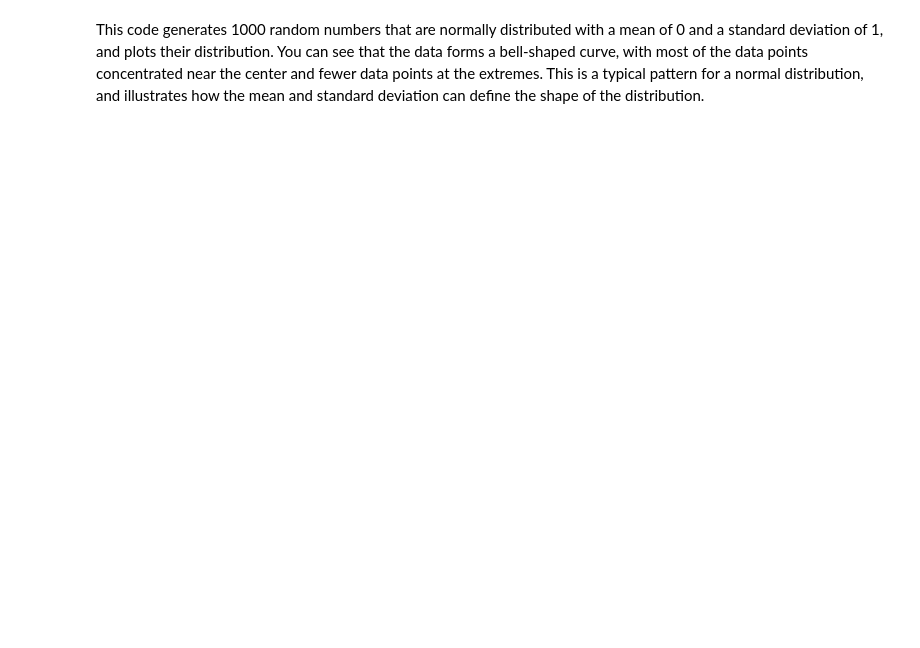
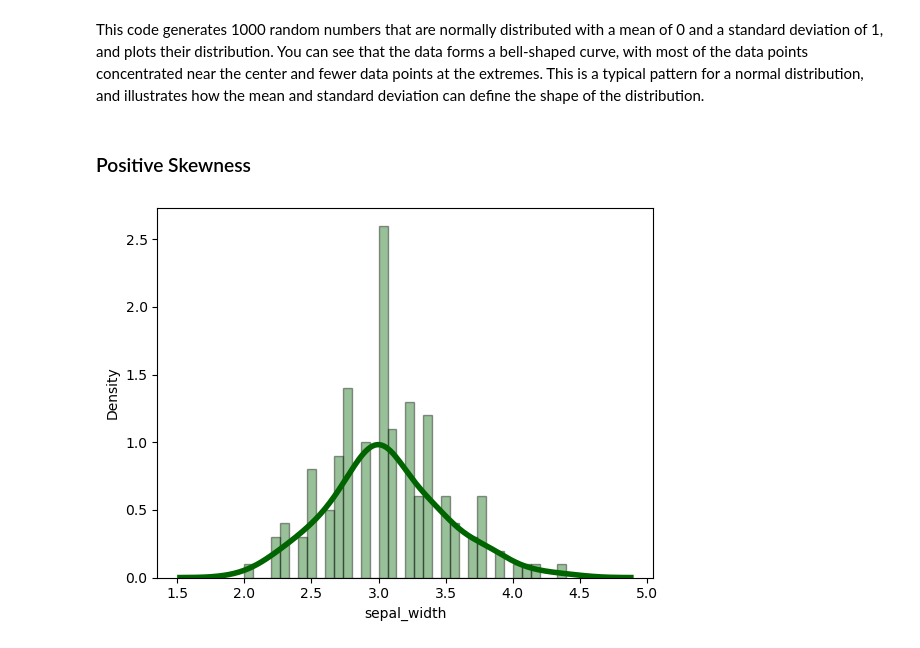
Before and after one commit to RyanMch97/FDA-Assement, a Jupyter notebook: BinomialProject.ipynb, the cells around one changed output. Cells and saved outputs as stored; diff of their text form; code cells hidden in the pictures; blank space fills up the shorter version.

Commit message:
Skewness graphs and explanation

```diff
--- a/BinomialProject.ipynb
+++ b/BinomialProject.ipynb
@@ -81,2 +81,14 @@ plt.show()
 # %% [markdown]
 This code generates 1000 random numbers that are normally distributed with a mean of 0 and a standard deviation of 1, and plots their distribution. You can see that the data forms a bell-shaped curve, with most of the data points concentrated near the center and fewer data points at the extremes. This is a typical pattern for a normal distribution, and illustrates how the mean and standard deviation can define the shape of the distribution.
+# %% [markdown]
+### Positive Skewness
+# %%
+# Plot the distribution of the sepal width variable
+sns.distplot(iris['sepal_width'], hist=True, kde=True,
+             bins=int(180/5), color = 'darkgreen',
+             hist_kws={'edgecolor':'black'},
+             kde_kws={'linewidth': 4})
+
+plt.show()
+# %% [output]
+[figure, added]
```
Also changed, not shown: parts of 7 cells of this notebook.
